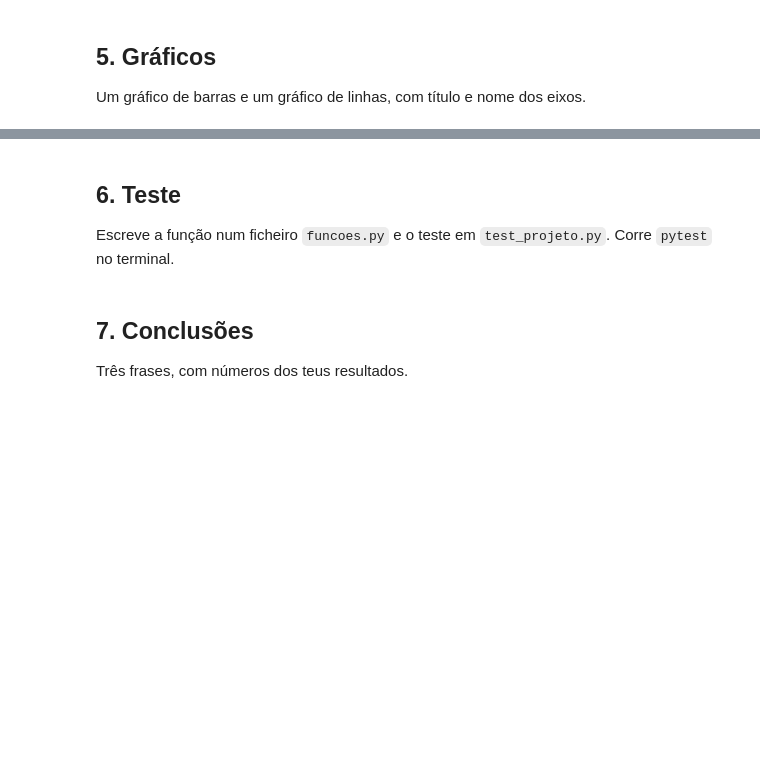
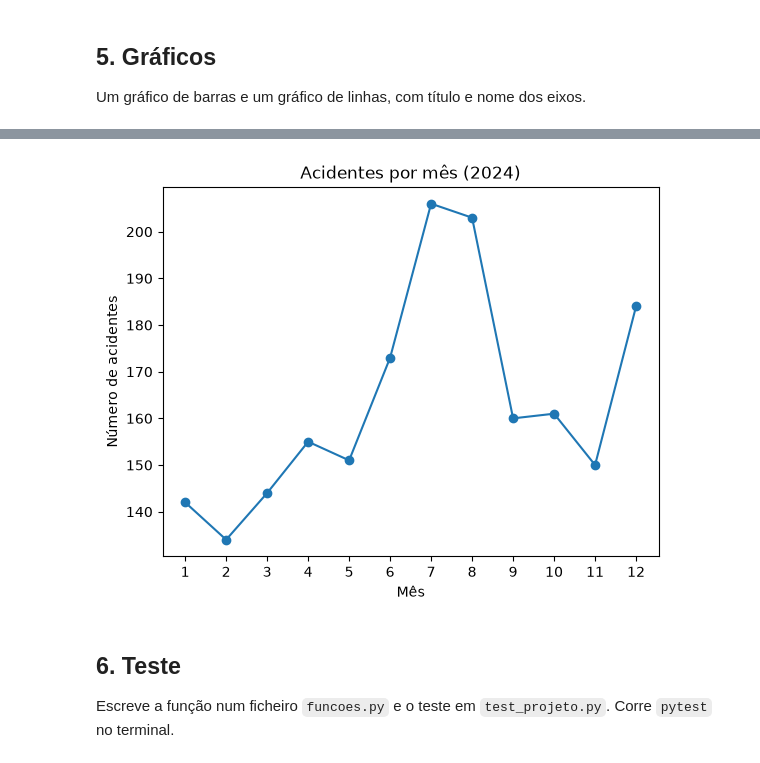
Before and after one commit to Tomasmmiguel/lp-10793, a Jupyter notebook: projeto/projeto-partida.ipynb, the cells around one changed output, grey strips where cells are left out. Cells and saved outputs as stored; diff of their text form; code cells hidden in the pictures; blank space fills up the shorter version.

```diff
--- a/projeto/projeto-partida.ipynb
+++ b/projeto/projeto-partida.ipynb
@@ -33,0 +42,6 @@ Filtra os dados (por exemplo, só um ano ou um distrito).
+# %%
+print(df["ano"].unique())
+
+ano_recente = df["ano"].max()
+df_ano = df[df["ano"] == ano_recente]
+print(df_ano.shape)
@@ -50,8 +98,15 @@ import matplotlib.pyplot as plt
+# %%
+import matplotlib.pyplot as plt
+
+acidentes_por_mes.plot(kind="line", marker="o")
+plt.title(f"Acidentes por mês ({ano_recente})")
+plt.xlabel("Mês")
+plt.ylabel("Número de acidentes")
+plt.xticks(range(1, 13))
+plt.show()
+# %% [output]
+[figure, added]
 # %% [markdown]
 ## 6. Teste
 
 Escreve a função num ficheiro `funcoes.py` e o teste em `test_projeto.py`. Corre `pytest` no terminal.
-# %% [markdown]
-## 7. Conclusões
-
-Três frases, com números dos teus resultados.
```
Also changed, not shown: parts of 20 cells of this notebook, 4 other files.
